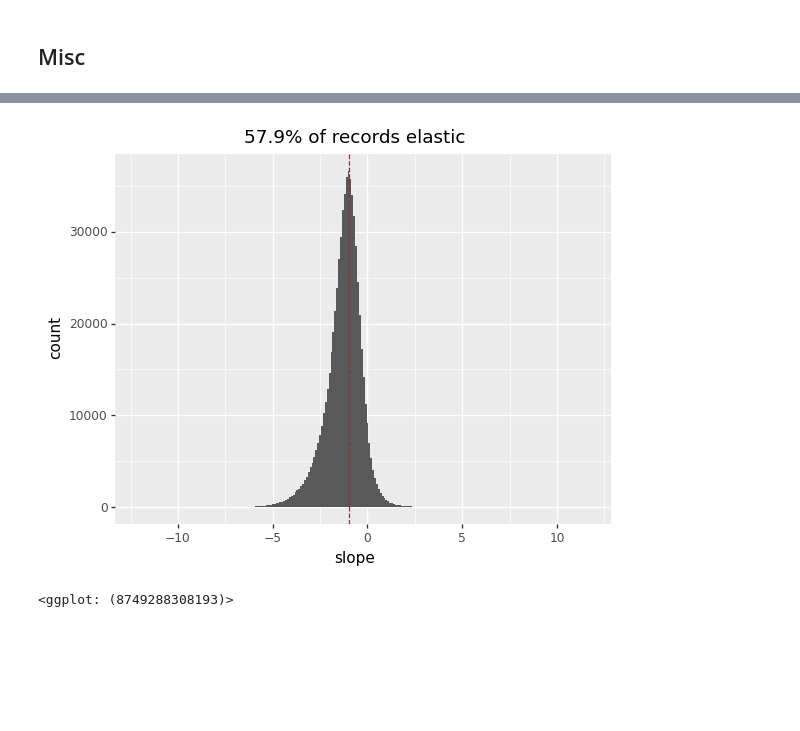
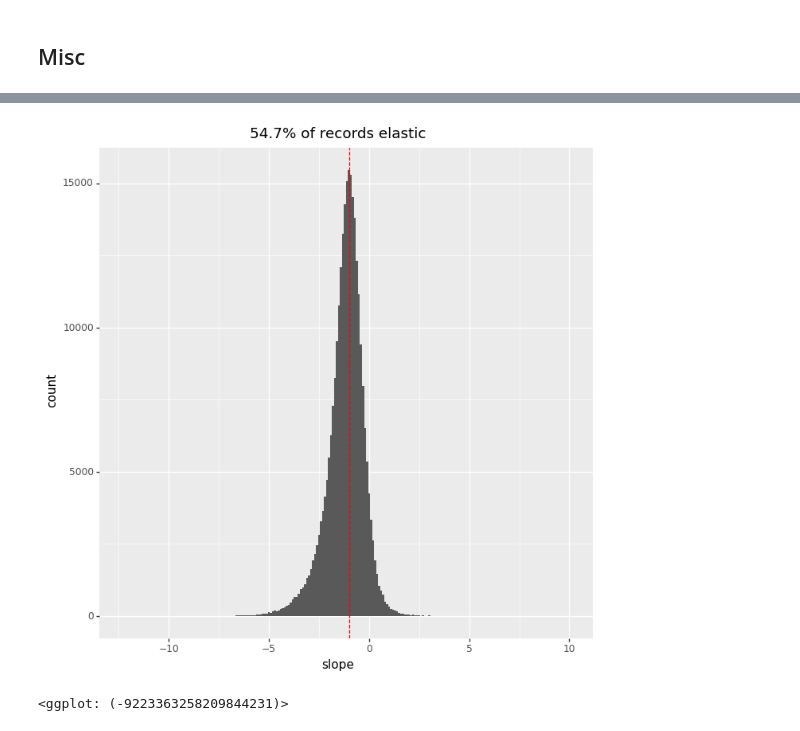
Before and after one commit to wowJasonCorderoy/elasticity, a Jupyter notebook: scripts/MEAT_elasticity.ipynb, the cells around one changed output, grey strips where cells are left out. Saved outputs shown, nothing was run; the diff lists cells and outputs as text; code cells hidden in the pictures; blank space fills up the shorter version.

```diff
--- a/scripts/MEAT_elasticity.ipynb
+++ b/scripts/MEAT_elasticity.ipynb
@@ -452,0 +609,11 @@ plt.title(sample_key)
+# %%
+p9.options.set_option("figure_size", (8, 8))
+(p9.ggplot(merged_model_df) +
+ p9.aes(x='Prob_elastic', y='past12m_Sales_ExclTax') +
+ p9.geom_point() +
+ p9.labs(x="Probability Elastic", y="Sales ExclTax (past12 months)") +
+ p9.geom_text(label=np.where(merged_model_df.past12m_Sales_ExclTax > np.quantile(merged_model_df.past12m_Sales_ExclTax,0.99), merged_model_df.Article_Description, ""),
+              size=6, nudge_y=2000000) +
+ p9.scale_y_continuous(labels=currency_format(big_mark=',', digits=0)) +
+ p9.scale_x_continuous(labels=lambda l: ["%d%%" % (v * 100) for v in l])
+ )
@@ -547,14 +786,14 @@ df.head(3)
 # %%
 # look at distribution of model slopes. Change in qty sold given change in price.
-(p9.ggplot(df) +
+(p9.ggplot(df.query("(covid_flag == 'pre-covid')")) +
  p9.aes(x='slope') +
  p9.geom_histogram(binwidth=0.1) +
  p9.geom_vline(xintercept= -1, color='red', linetype='dashed') +
  p9.labs(title=str(round(np.mean(df.slope < -1)*100,1))+"% of records elastic")
  )
 # %% [output]
-[figure, old version]
+[figure, new version]
-<ggplot: (8749288308193)>
+<ggplot: (-9223363258209844231)>
 # %%
 # look at distribution of model slopes by covid period. Overall.
 (p9.ggplot(df) +
```
Also changed, not shown: parts of 32 cells of this notebook.
